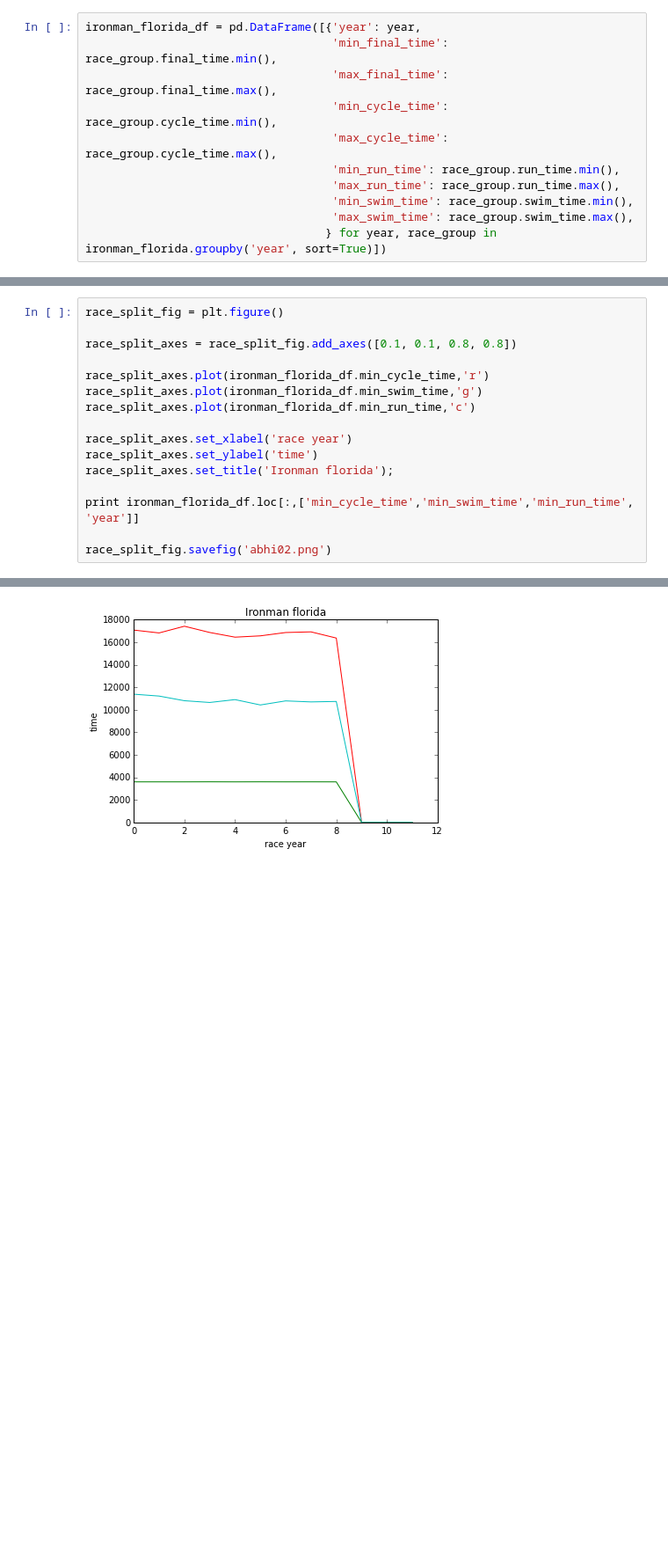
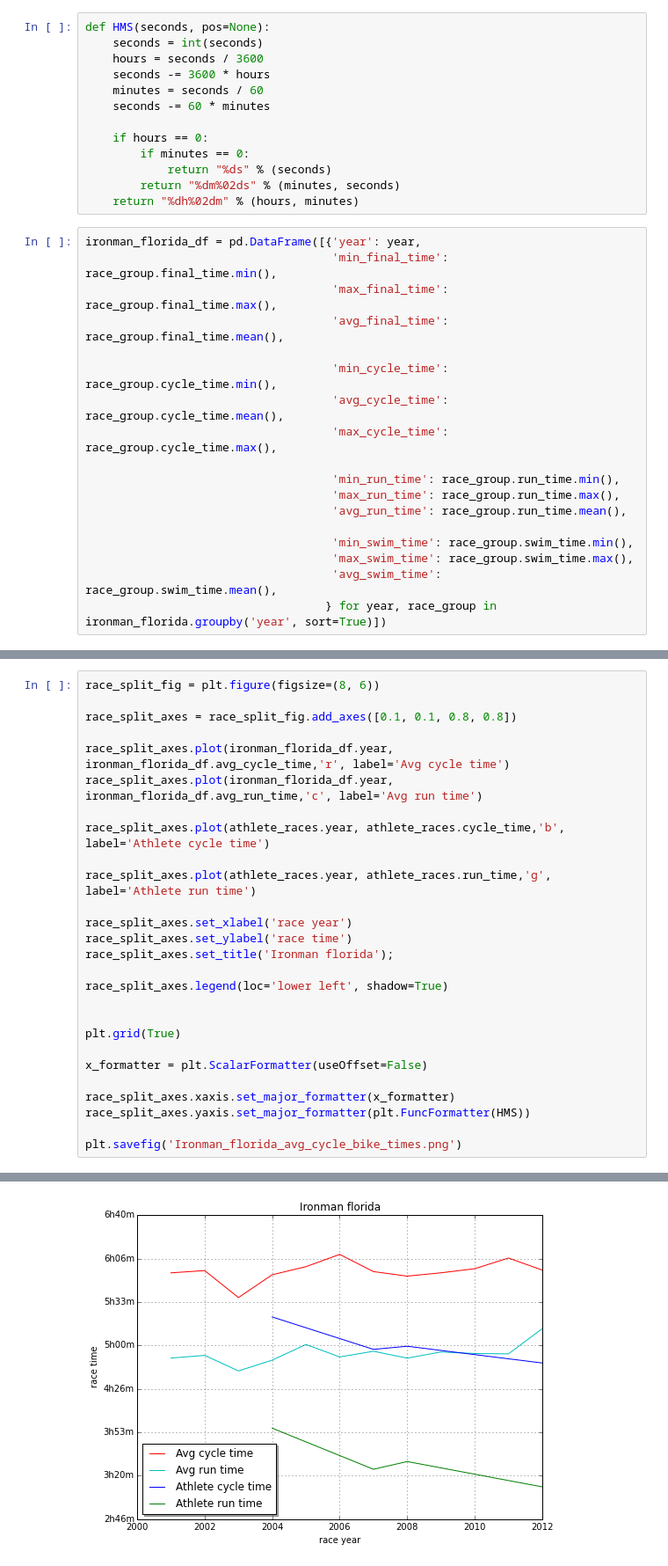
Before and after one commit to cabhishek/datascience, a Jupyter notebook: Data-viz.ipynb, the cells around one changed output, grey strips where cells are left out. Shown: that part at 88% size. Saved outputs shown, nothing was run; the diff lists cells and outputs as text; blank space fills up the shorter version.

```diff
--- a/Data-viz.ipynb
+++ b/Data-viz.ipynb
@@ -14,16 +14,36 @@ athlete_races = races[(races.athlete_id == 1020) & (races.qualifier_id==7504)].s
 print "Total athlete races =>", len(athlete_races)
 # %% [output]
 Total athlete races => 4
+# %%
+def HMS(seconds, pos=None):
+    seconds = int(seconds)
+    hours = seconds / 3600
+    seconds -= 3600 * hours
+    minutes = seconds / 60
+    seconds -= 60 * minutes
+
+    if hours == 0:
+        if minutes == 0:
+            return "%ds" % (seconds)
+        return "%dm%02ds" % (minutes, seconds)
+    return "%dh%02dm" % (hours, minutes)
 # %%
 ironman_florida_df = pd.DataFrame([{'year': year,
                                     'min_final_time': race_group.final_time.min(),
                                     'max_final_time': race_group.final_time.max(),
+                                    'avg_final_time': race_group.final_time.mean(),
+
                                     'min_cycle_time': race_group.cycle_time.min(),
+                                    'avg_cycle_time': race_group.cycle_time.mean(),
                                     'max_cycle_time': race_group.cycle_time.max(),
+
                                     'min_run_time': race_group.run_time.min(),
                                     'max_run_time': race_group.run_time.max(),
+                                    'avg_run_time': race_group.run_time.mean(),
+
                                     'min_swim_time': race_group.swim_time.min(),
                                     'max_swim_time': race_group.swim_time.max(),
+                                    'avg_swim_time': race_group.swim_time.mean(),
                                    } for year, race_group in ironman_florida.groupby('year', sort=True)])
 # %%
 ironman_florida_outcome = ironman_florida_df[ironman_florida_df.year.apply(lambda x:x in athlete_races.year.tolist())]
@@ -60,17 +80,28 @@ fig.savefig('abhi01.png')
 # %%
-race_split_fig = plt.figure()
+race_split_fig = plt.figure(figsize=(8, 6))
 
 race_split_axes = race_split_fig.add_axes([0.1, 0.1, 0.8, 0.8])
 
-race_split_axes.plot(ironman_florida_df.min_cycle_time,'r')
-race_split_axes.plot(ironman_florida_df.min_swim_time,'g')
-race_split_axes.plot(ironman_florida_df.min_run_time,'c')
+race_split_axes.plot(ironman_florida_df.year, ironman_florida_df.avg_cycle_time,'r', label='Avg cycle time')
+race_split_axes.plot(ironman_florida_df.year, ironman_florida_df.avg_run_time,'c', label='Avg run time')
+
+race_split_axes.plot(athlete_races.year, athlete_races.cycle_time,'b', label='Athlete cycle time')
+
+race_split_axes.plot(athlete_races.year, athlete_races.run_time,'g', label='Athlete run time')
 
 race_split_axes.set_xlabel('race year')
-race_split_axes.set_ylabel('time')
+race_split_axes.set_ylabel('race time')
 race_split_axes.set_title('Ironman florida');
 
-print ironman_florida_df.loc[:,['min_cycle_time','min_swim_time','min_run_time', 'year']]
+race_split_axes.legend(loc='lower left', shadow=True)
 
-race_split_fig.savefig('abhi02.png')
+
+plt.grid(True)
+
+x_formatter = plt.ScalarFormatter(useOffset=False)
+
+race_split_axes.xaxis.set_major_formatter(x_formatter)
+race_split_axes.yaxis.set_major_formatter(plt.FuncFormatter(HMS))
+
+plt.savefig('Ironman_florida_avg_cycle_bike_times.png')
 # %% [output]
@@ -90,4 +108,4 @@ race_split_fig.savefig('abhi02.png')
-[figure, old version]
+[figure, new version]
 # %%
 from funcy import first, last
 
```
Also changed, not shown: parts of 4 cells of this notebook, 20 other files.
